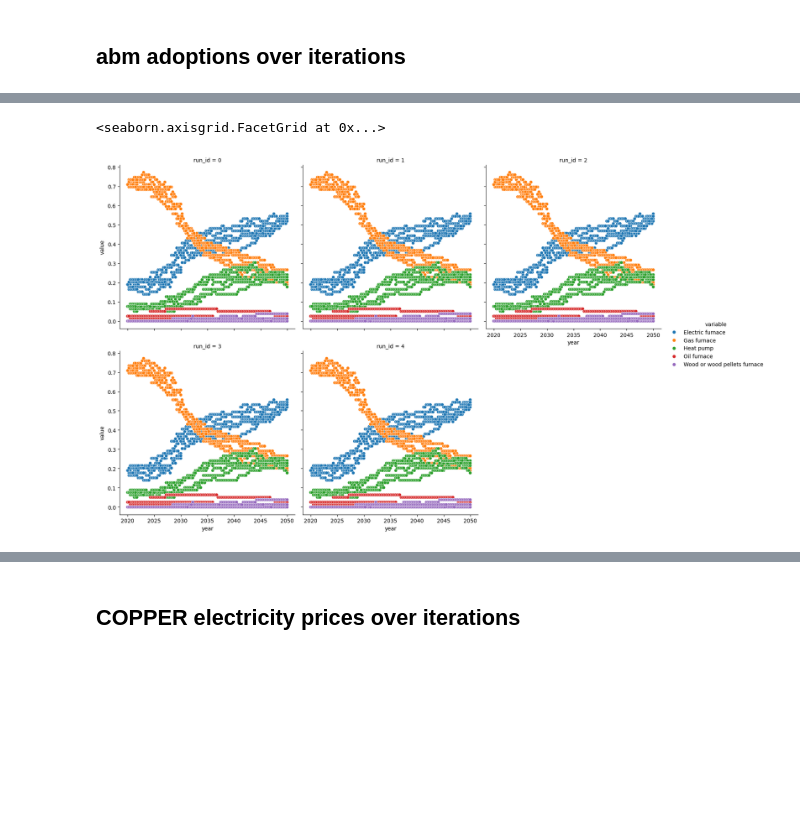
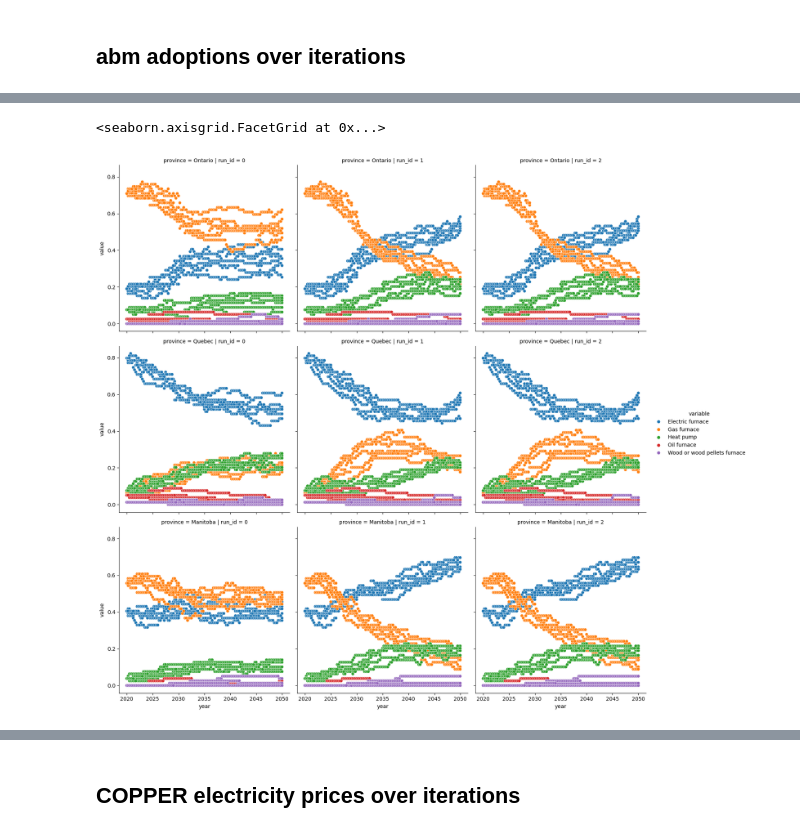
Before and after one commit to david-huck/canadopt, a Jupyter notebook: sandbox.ipynb, the cells around one changed output, grey strips where cells are left out. Cells and saved outputs as stored; diff of their text form; code cells hidden in the pictures; blank space fills up the shorter version.

```diff
--- a/sandbox.ipynb
+++ b/sandbox.ipynb
@@ -160,10 +158,10 @@ long_tech_shares.head()
 # %%
 import seaborn as sns
 
-sns.relplot(long_tech_shares, x="year", y="value", hue="variable", col="run_id", col_wrap=3) # kind="line",
+sns.relplot(long_tech_shares, x="year", y="value", hue="variable", col="run_id", row="province") # kind="line",
 # %% [output]
 <seaborn.axisgrid.FacetGrid at 0x...>
-[figure, old version]
+[figure, new version]
 # %%
 import pickle
 carrier_demands = []
```
Also changed, not shown: parts of 8 cells of this notebook, 3 other files.
